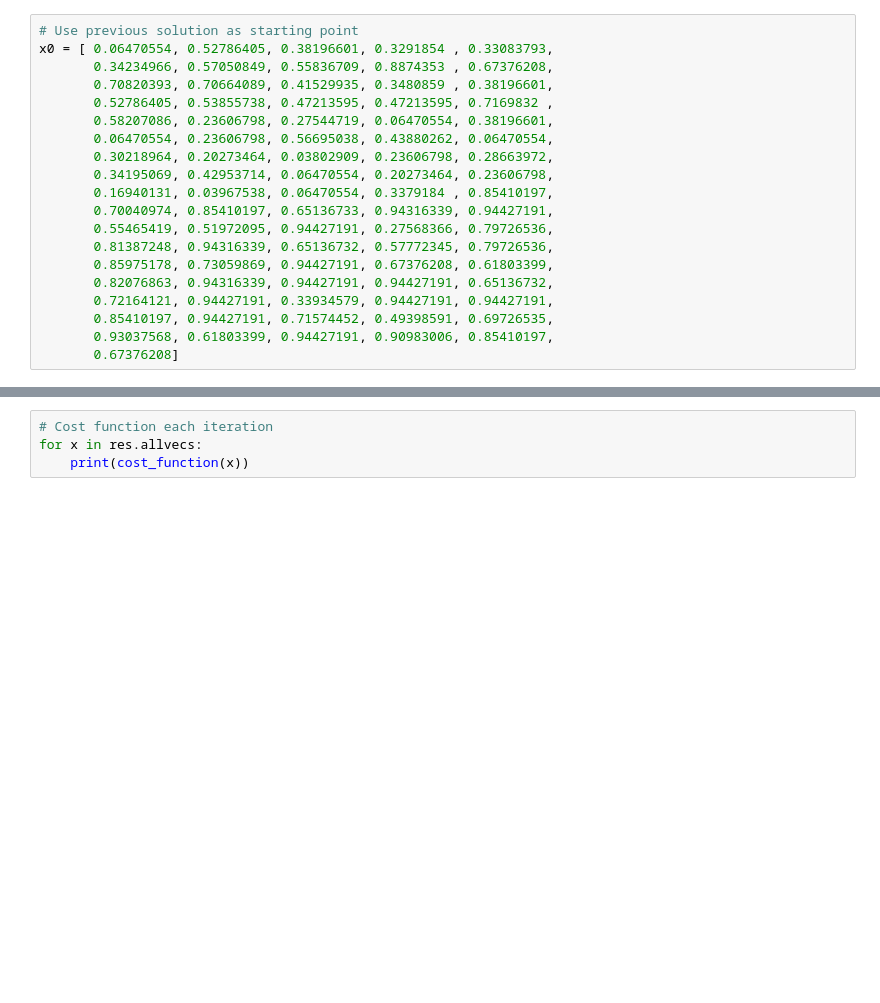
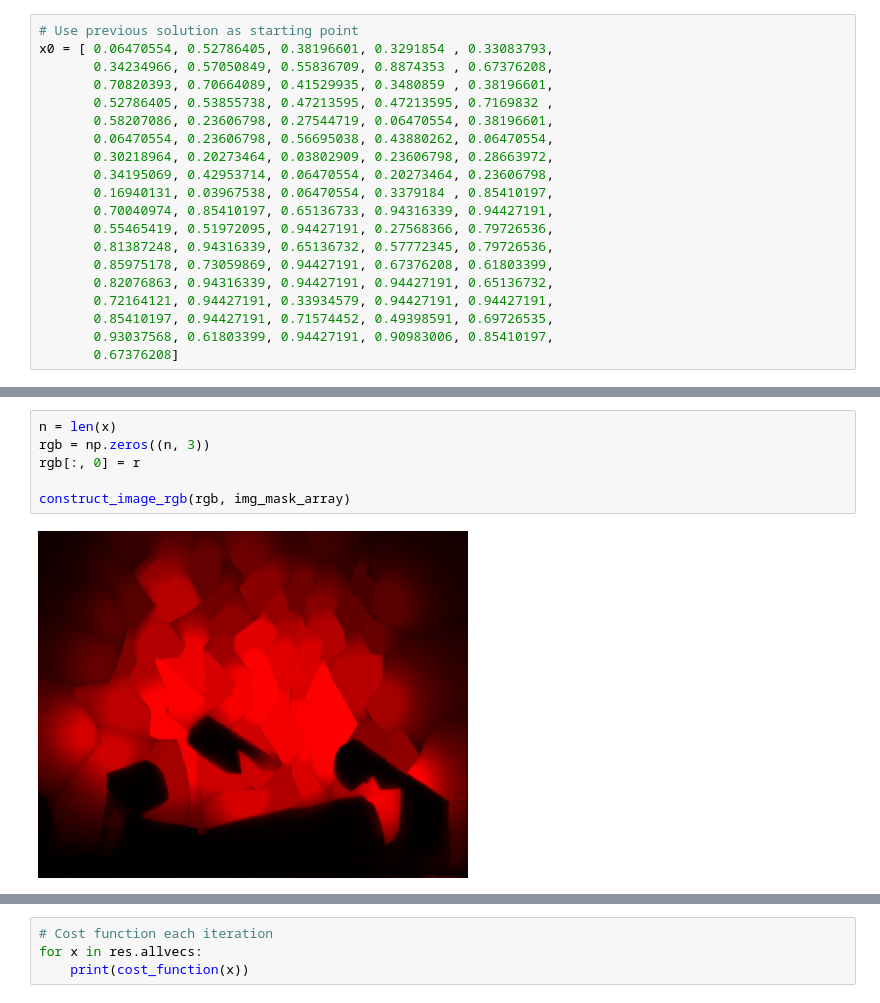
Before and after one commit to billtubbs/led-fire-place, a Jupyter notebook: Load-Fire-Video-and-Compute-display-LED-intensities.ipynb, the cells around one changed output, grey strips where cells are left out. Drawn from its saved outputs; the diff is of its cells as text; blank space fills up the shorter version.

Commit message:
Corrected combined image

```diff
--- a/Load-Fire-Video-and-Compute-display-LED-intensities.ipynb
+++ b/Load-Fire-Video-and-Compute-display-LED-intensities.ipynb
@@ -541,3 +576,11 @@ r
+# %%
+n = len(x)
+rgb = np.zeros((n, 3))
+rgb[:, 0] = r
+
+construct_image_rgb(rgb, img_mask_array)
+# %% [output]
+[figure, added]
 # %%
 %%time
 
```
Also changed, not shown: parts of 12 cells of this notebook, 1 other file.
